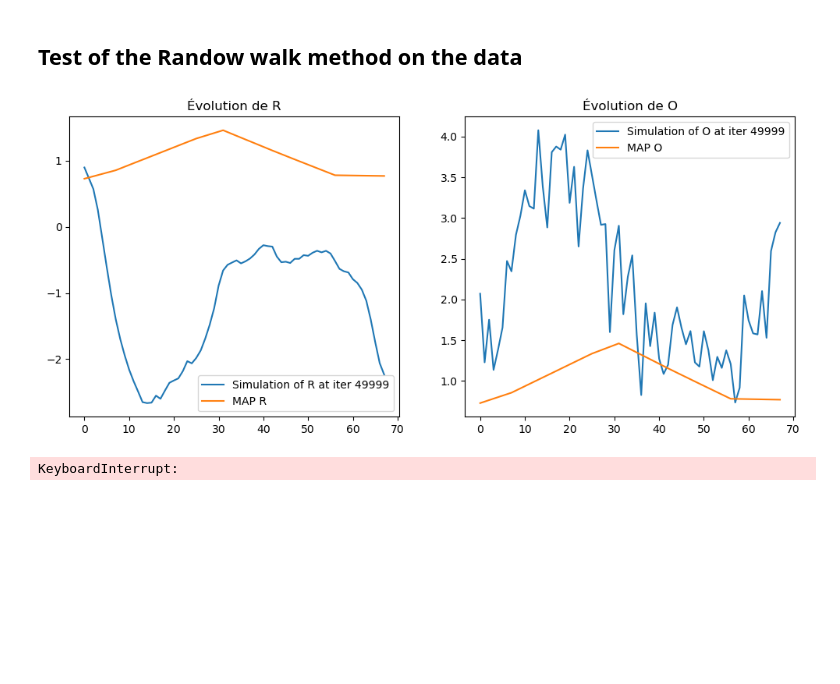
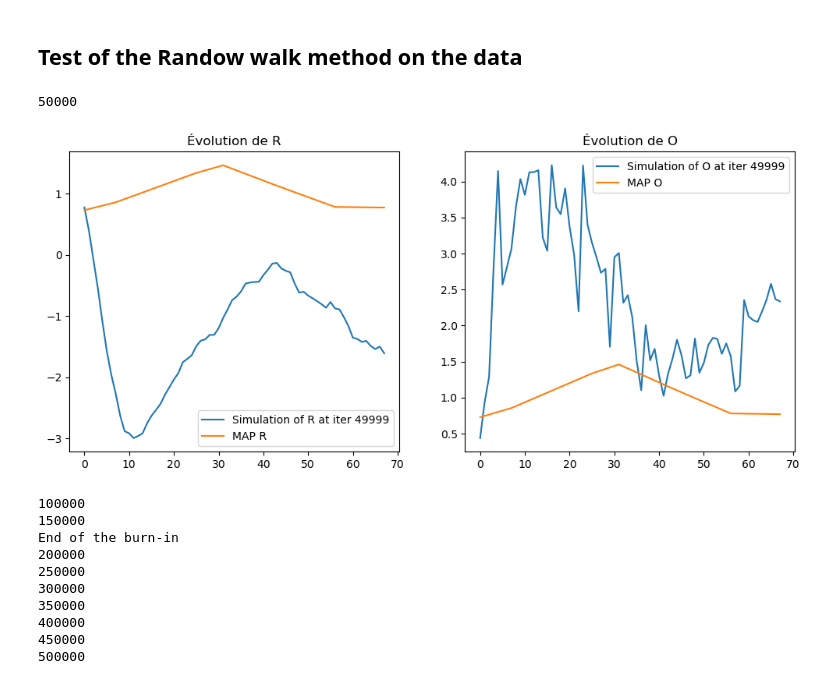
Before and after one commit to vetlerl/mcmc-epidemic, a Jupyter notebook: covid_graphics.ipynb, the cells around one changed output. Saved outputs shown, nothing was run; the diff lists cells and outputs as text; code cells hidden in the pictures; blank space fills up the shorter version.

```diff
--- a/covid_graphics.ipynb
+++ b/covid_graphics.ipynb
@@ -35,12 +35,22 @@ plt.grid()
 # %%
 Z,phi=load_data('stuff/Z.csv', 'stuff/Phi.csv')
 lambda_O = 0.05
 lambda_R = 3.5*np.std(Z)
 T=len(Z)
-theta_tab,theta_tilde_tab, accepts, gammas,end_burn_in=MHRW(T,Z,phi,lambda_R,lambda_O,MAP,niter=5e5,method="image")
+theta_tab,theta_tilde_tab, accepts, gammas,end_burn_in=MHRW(T,Z,phi,lambda_R,lambda_O,MAP,niter=2e6,method="image")
 # %% [output]
+50000
-[figure, old version]
+[figure, new version]
-KeyboardInterrupt:
+100000
+150000
+End of the burn-in
+200000
+250000
+300000
+350000
+400000
+450000
+500000
 # %%
 lambda_O = 0.05
 lambda_R = 3.5*np.std(Z)
```
Also changed, not shown: parts of 1 cell of this notebook, 1 other file.
